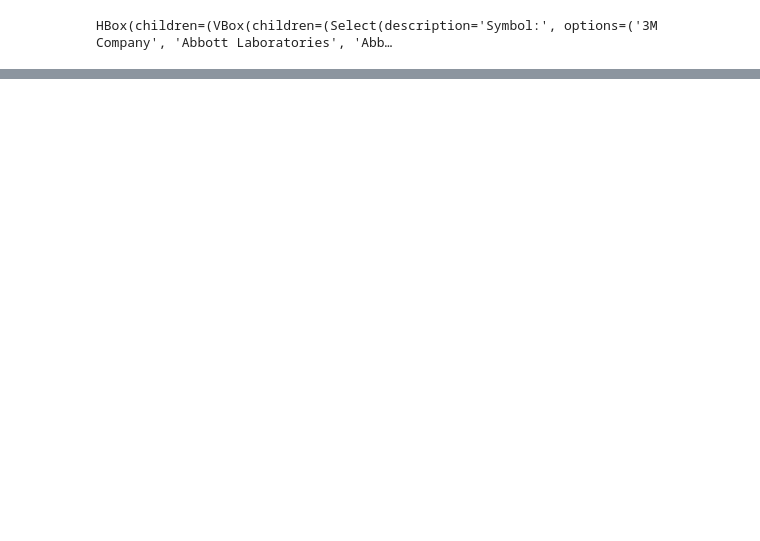
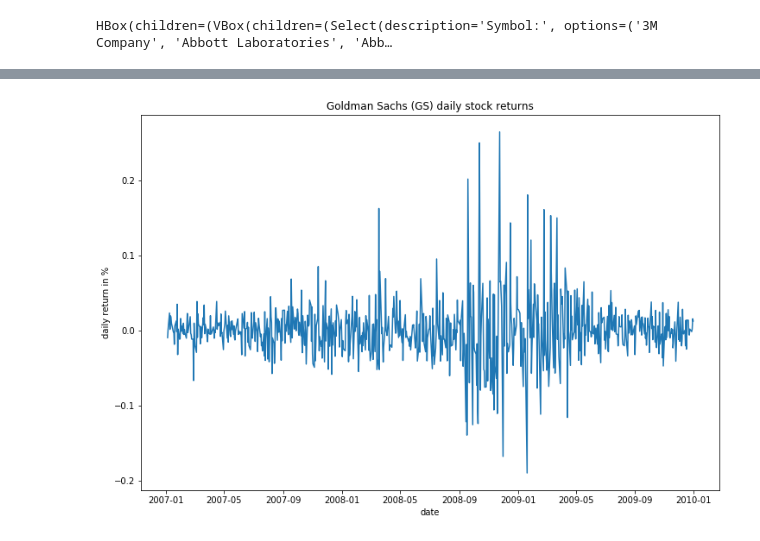
Before and after one commit to Joshuakim1011/stock_database_and_analysis, a Jupyter notebook: Interactive.ipynb, the cells around one changed output, grey strips where cells are left out. Drawn from its saved outputs; the diff is of its cells as text; code cells hidden in the pictures; blank space fills up the shorter version.

```diff
--- a/Interactive.ipynb
+++ b/Interactive.ipynb
@@ -178,0 +188,39 @@ You are good to move on. Chosen timeline is 1998-01-02 to 2008-12-31
+# %%
+
+
+try:
+    # connecting to SQL database
+    mySQLconnection = mysql.connector.connect(host=h,
+                             database=db,
+                             user=u,
+                             password=pswrd)
+
+    # Actual Query here
+    sql_select_Query = "select date,d_adjusted_close from daily_stock where symbol='"+inputS+"' AND date between \
+    '"+inputS_date+"' and '"+inputE_date+"' ORDER BY date"
+    cursor = mySQLconnection.cursor()
+    cursor.execute(sql_select_Query)
+    df = pd.DataFrame(cursor.fetchall())
+    df[1]=df[1].astype(float)
+    df['d_return']= df[1].pct_change(1)
+
+    plt.plot(df[0],df['d_return'])
+    plt.xlabel("date")
+    plt.ylabel("daily return in %")
+    plt.title(s_name+" ("+inputS+") daily stock returns")
+    fig = plt.gcf()
+    fig.set_size_inches(12, 8)
+
+    plt.show()
+
+    cursor.close()
+
+except Error as e :
+    print ("Error", e)
+
+finally:
+    #closing database connection.
+    if(mySQLconnection.is_connected()):
+        mySQLconnection.close()
+# %% [output]
+[figure, added]
```
Also changed, not shown: parts of 28 cells of this notebook.
